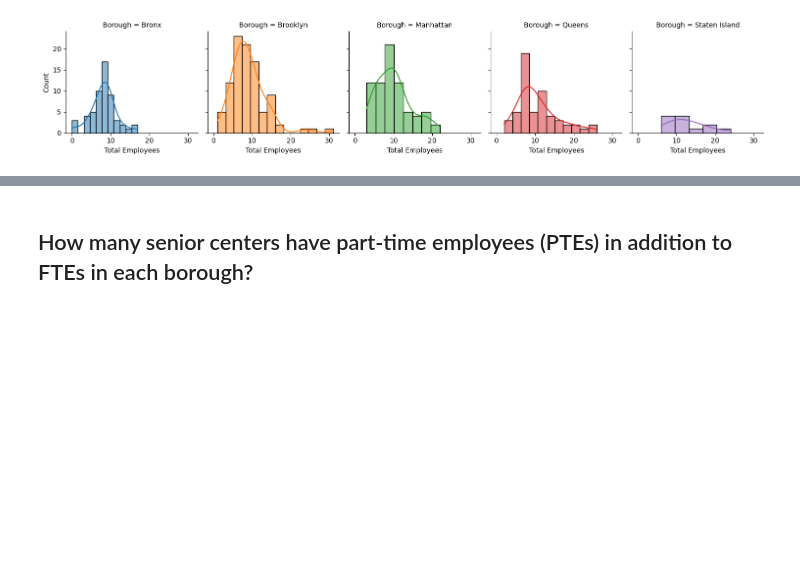
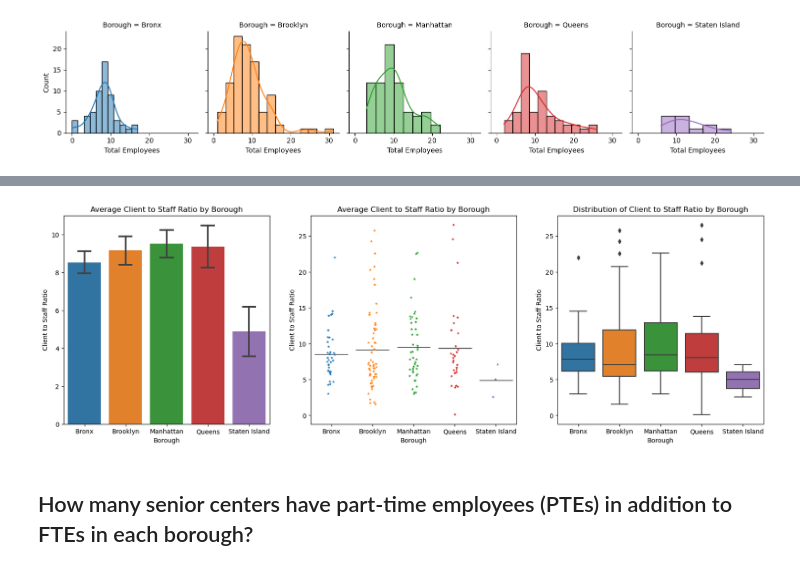
Before and after one commit to valeriemagalong/NYC-Aging, a Jupyter notebook: exploratory_data_analysis.ipynb, the cells around one changed output, grey strips where cells are left out. Drawn from its saved outputs; the diff is of its cells as text; code cells hidden in the pictures; blank space fills up the shorter version.

```diff
--- a/exploratory_data_analysis.ipynb
+++ b/exploratory_data_analysis.ipynb
@@ -164,3 +177,21 @@ plt.show()
+# %%
+plt.figure(figsize = (20, 6))
+
+plt.subplot(1, 3, 1)
+sns.barplot(scpd[~np.isinf(scpd['Client to Staff Ratio'])], x = 'Borough', y = 'Client to Staff Ratio', errorbar = 'se', capsize = .3).set(title = 'Average Client to Staff Ratio by Borough')
+
+plt.subplot(1, 3, 2)
+sns.stripplot(scpd[~np.isinf(scpd['Client to Staff Ratio'])], x = 'Borough', y = 'Client to Staff Ratio', hue = 'Borough', marker = '*', jitter = True, legend = False).set(title = 'Average Client to Staff Ratio by Borough')
+sns.boxplot(scpd[~np.isinf(scpd['Client to Staff Ratio'])], x = 'Borough', y = 'Client to Staff Ratio', showmeans = True, meanline = True,
+           meanprops = {'color': 'k', 'ls': '-', 'lw': 1}, medianprops = {'visible': False}, whiskerprops = {'visible': False},
+           showbox = False, showcaps = False, showfliers = False)
+
+plt.subplot(1, 3, 3)
+sns.boxplot(scpd[~np.isinf(scpd['Client to Staff Ratio'])], x = 'Borough', y = 'Client to Staff Ratio').set(title = 'Distribution of Client to Staff Ratio by Borough')
+
+plt.show()
+# %% [output]
+[figure, added]
 # %% [markdown]
 ## How many senior centers have part-time employees (PTEs) in addition to FTEs in each borough?
 # %%
```
Also changed, not shown: parts of 10 cells of this notebook.
